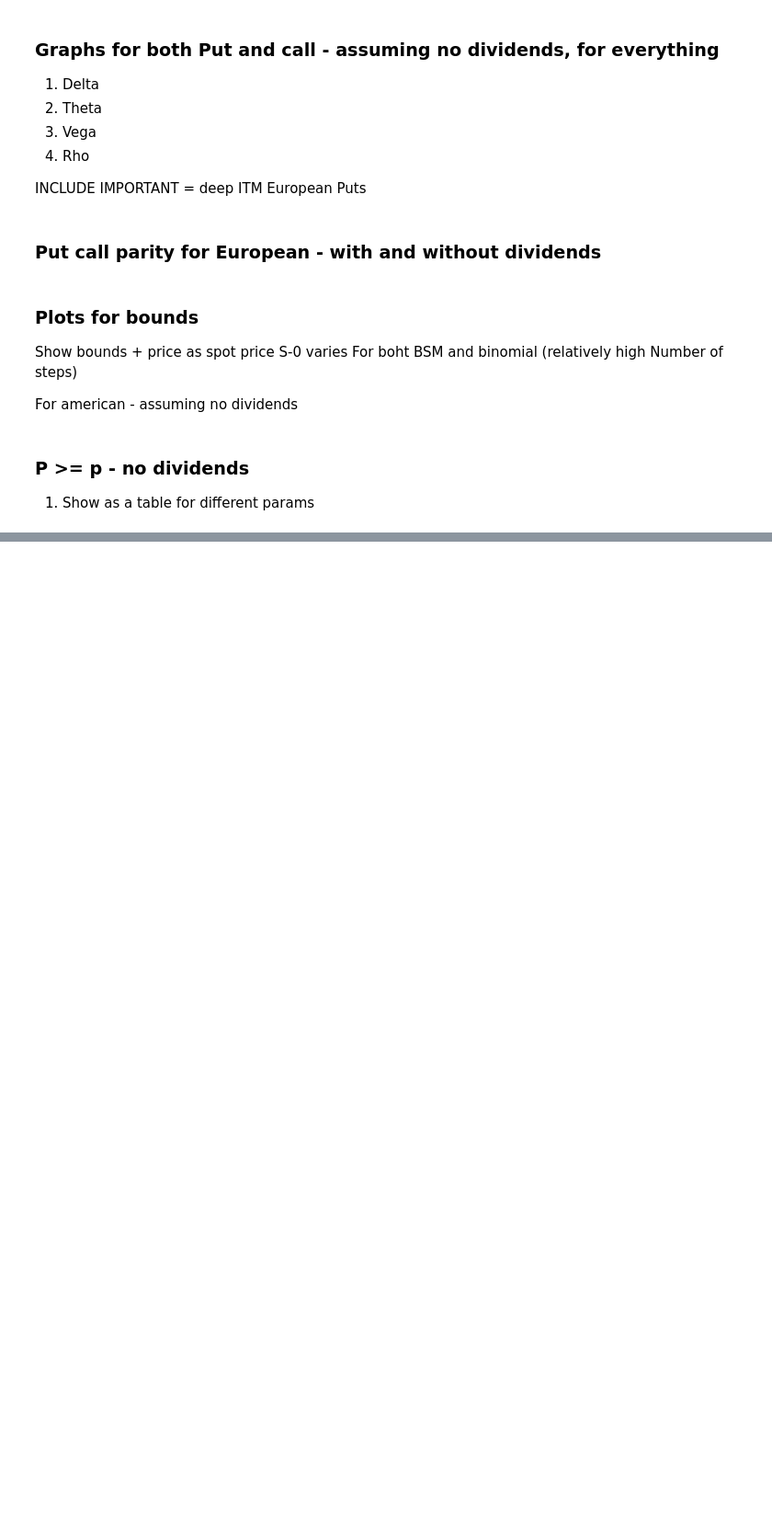
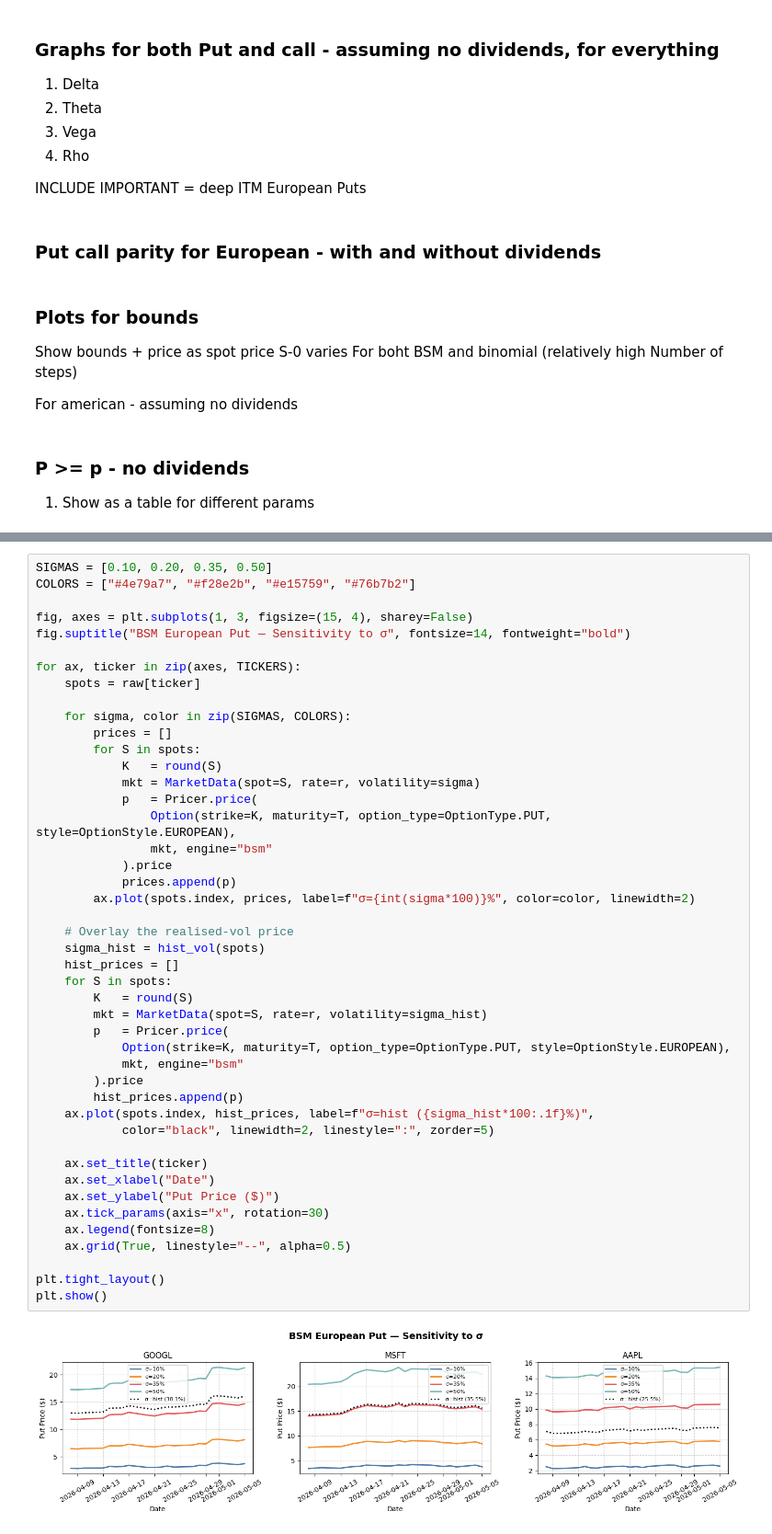
Before and after one commit to Sakii0912/Options_Pricing_Engine, a Jupyter notebook: notebooks/BSM_Binomial.ipynb, the cells around one changed output, grey strips where cells are left out. Shown at 92% size. Cells and saved outputs as stored; diff of their text form; blank space fills up the shorter version.

```diff
--- a/notebooks/BSM_Binomial.ipynb
+++ b/notebooks/BSM_Binomial.ipynb
@@ -41,0 +148,47 @@ For american - assuming no dividends
+# %%
+SIGMAS = [0.10, 0.20, 0.35, 0.50]
+COLORS = ["#4e79a7", "#f28e2b", "#e15759", "#76b7b2"]
+
+fig, axes = plt.subplots(1, 3, figsize=(15, 4), sharey=False)
+fig.suptitle("BSM European Put — Sensitivity to σ", fontsize=14, fontweight="bold")
+
+for ax, ticker in zip(axes, TICKERS):
+    spots = raw[ticker]
+
+    for sigma, color in zip(SIGMAS, COLORS):
+        prices = []
+        for S in spots:
+            K   = round(S)
+            mkt = MarketData(spot=S, rate=r, volatility=sigma)
+            p   = Pricer.price(
+                Option(strike=K, maturity=T, option_type=OptionType.PUT, style=OptionStyle.EUROPEAN),
+                mkt, engine="bsm"
+            ).price
+            prices.append(p)
+        ax.plot(spots.index, prices, label=f"σ={int(sigma*100)}%", color=color, linewidth=2)
+
+    # Overlay the realised-vol price
+    sigma_hist = hist_vol(spots)
+    hist_prices = []
+    for S in spots:
+        K   = round(S)
+        mkt = MarketData(spot=S, rate=r, volatility=sigma_hist)
+        p   = Pricer.price(
+            Option(strike=K, maturity=T, option_type=OptionType.PUT, style=OptionStyle.EUROPEAN),
+            mkt, engine="bsm"
+        ).price
+        hist_prices.append(p)
+    ax.plot(spots.index, hist_prices, label=f"σ=hist ({sigma_hist*100:.1f}%)",
+            color="black", linewidth=2, linestyle=":", zorder=5)
+
+    ax.set_title(ticker)
+    ax.set_xlabel("Date")
+    ax.set_ylabel("Put Price ($)")
+    ax.tick_params(axis="x", rotation=30)
+    ax.legend(fontsize=8)
+    ax.grid(True, linestyle="--", alpha=0.5)
+
+plt.tight_layout()
+plt.show()
+# %% [output]
+[figure, added]
```
Also changed, not shown: parts of 4 cells of this notebook, 2 other files.
